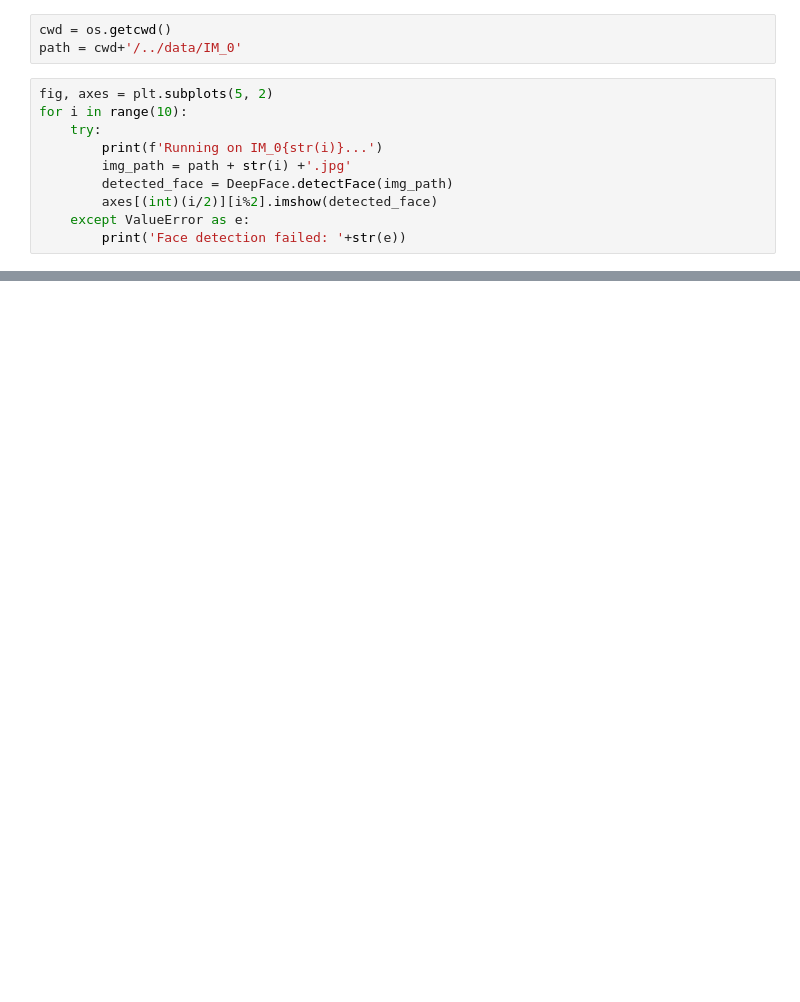
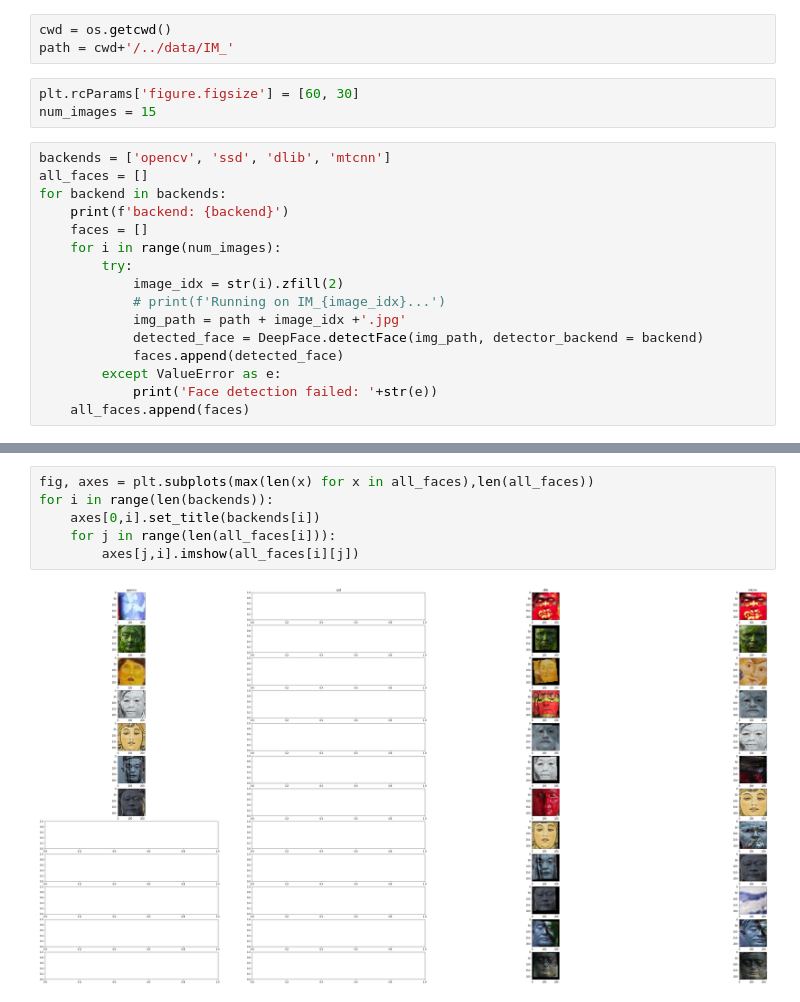
Before and after one commit to HsingTang/ece588-f20-invisible-man, a Jupyter notebook: src/test_face_detection.ipynb, the cells around one changed output, grey strips where cells are left out. Drawn from its saved outputs; the diff is of its cells as text; blank space fills up the shorter version.

Commit message:
Added more images and tested face recognition with different DeepFace models

```diff
--- a/src/test_face_detection.ipynb
+++ b/src/test_face_detection.ipynb
@@ -4,15 +8,24 @@ from deepface import DeepFace
 from matplotlib import pyplot as plt
 # %%
 cwd = os.getcwd()
-path = cwd+'/../data/IM_0'
+path = cwd+'/../data/IM_'
+# %%
+plt.rcParams['figure.figsize'] = [60, 30]
+num_images = 15
 # %%
-fig, axes = plt.subplots(5, 2)
-for i in range(10):
-    try:
-        print(f'Running on IM_0{str(i)}...')
-        img_path = path + str(i) +'.jpg'
-        detected_face = DeepFace.detectFace(img_path)
-        axes[(int)(i/2)][i%2].imshow(detected_face)
-    except ValueError as e:
-        print('Face detection failed: '+str(e))
+backends = ['opencv', 'ssd', 'dlib', 'mtcnn']
+all_faces = []
+for backend in backends:
+    print(f'backend: {backend}')
+    faces = []
+    for i in range(num_images):
+        try:
+            image_idx = str(i).zfill(2)
+            # print(f'Running on IM_{image_idx}...')
+            img_path = path + image_idx +'.jpg'
+            detected_face = DeepFace.detectFace(img_path, detector_backend = backend)
+            faces.append(detected_face)
+        except ValueError as e:
+            print('Face detection failed: '+str(e))
+    all_faces.append(faces)
 # %% [output]
@@ -33,0 +69,8 @@ Running on IM_09...
+# %%
+fig, axes = plt.subplots(max(len(x) for x in all_faces),len(all_faces))
+for i in range(len(backends)):
+    axes[0,i].set_title(backends[i])
+    for j in range(len(all_faces[i])):
+        axes[j,i].imshow(all_faces[i][j])
+# %% [output]
+[figure, added]
```
Also changed, not shown: parts of 6 cells of this notebook, 36 other files.
